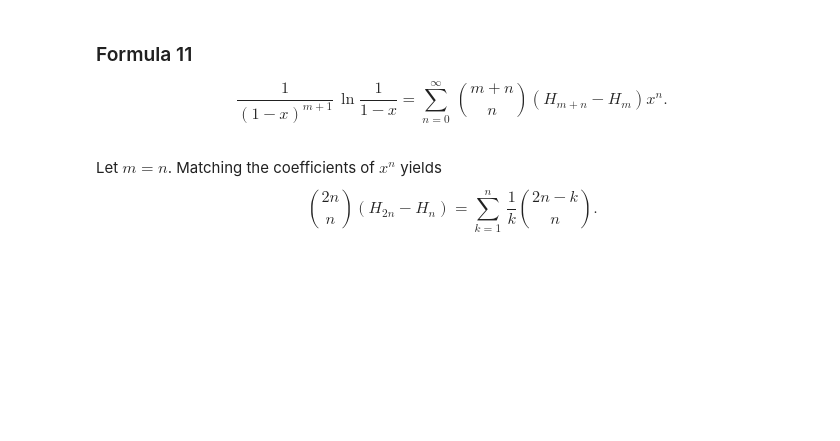
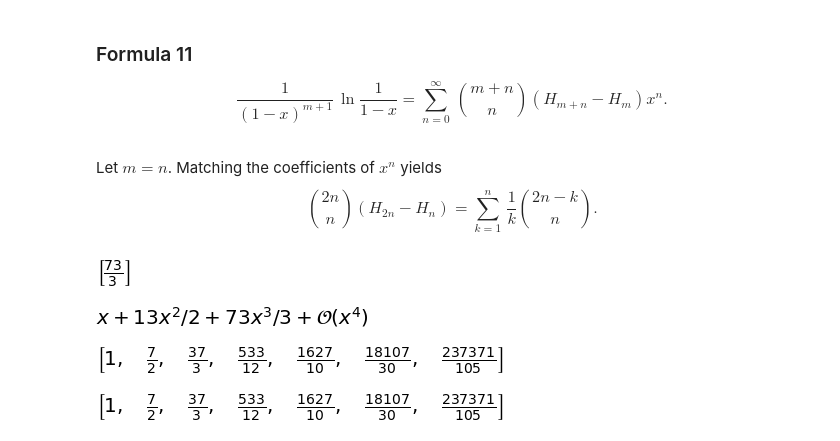
Before and after one commit to mameli/Analysis_and_Design_of_Algorithms, a Jupyter notebook: Chen21/chen.ipynb, the cells around one changed output. Drawn from its saved outputs; the diff is of its cells as text; code cells hidden in the pictures; blank space fills up the shorter version.

```diff
--- a/Chen21/chen.ipynb
+++ b/Chen21/chen.ipynb
@@ -203,3 +205,23 @@ Let $m = n$. Matching the coefficients of $x^n$ yields
 \begin{equation}
 \binom{2n}{n}(H_{2n} - H_n) = \sum_{k=1}^n\,\frac{1}{k}\binom{2n-k}{n}.
 \end{equation}
+# %%
+h11_expr = Lambda([n, m], 1/(1 - x)**(m + 1)*ln(1/(1 - x)))
+h11 = Lambda([n, m], binomial(m+n, n)* (harmonic(m + n) - harmonic(m)))
+[(h11(3, 5).doit())]
+# %% [output]
+[figure, added]
+# %%
+series(h11_expr(3, 5), x , n=4)
+# %% [output]
+[figure, added]
+# %%
+h12 = Lambda([n], binomial(2*n, n)* (harmonic(2*n) - harmonic(n)))
+h12_2 = Lambda([n], Sum(1/(k)*binomial(2*n - k, n), (k, 1, n)))
+[(h12(i).doit()) for i in range(1, 8)]
+# %% [output]
+[figure, added]
+# %%
+[(h12_2(i).doit()) for i in range(1, 8)]
+# %% [output]
+[figure, added]
```
Also changed, not shown: parts of 5 cells of this notebook.
